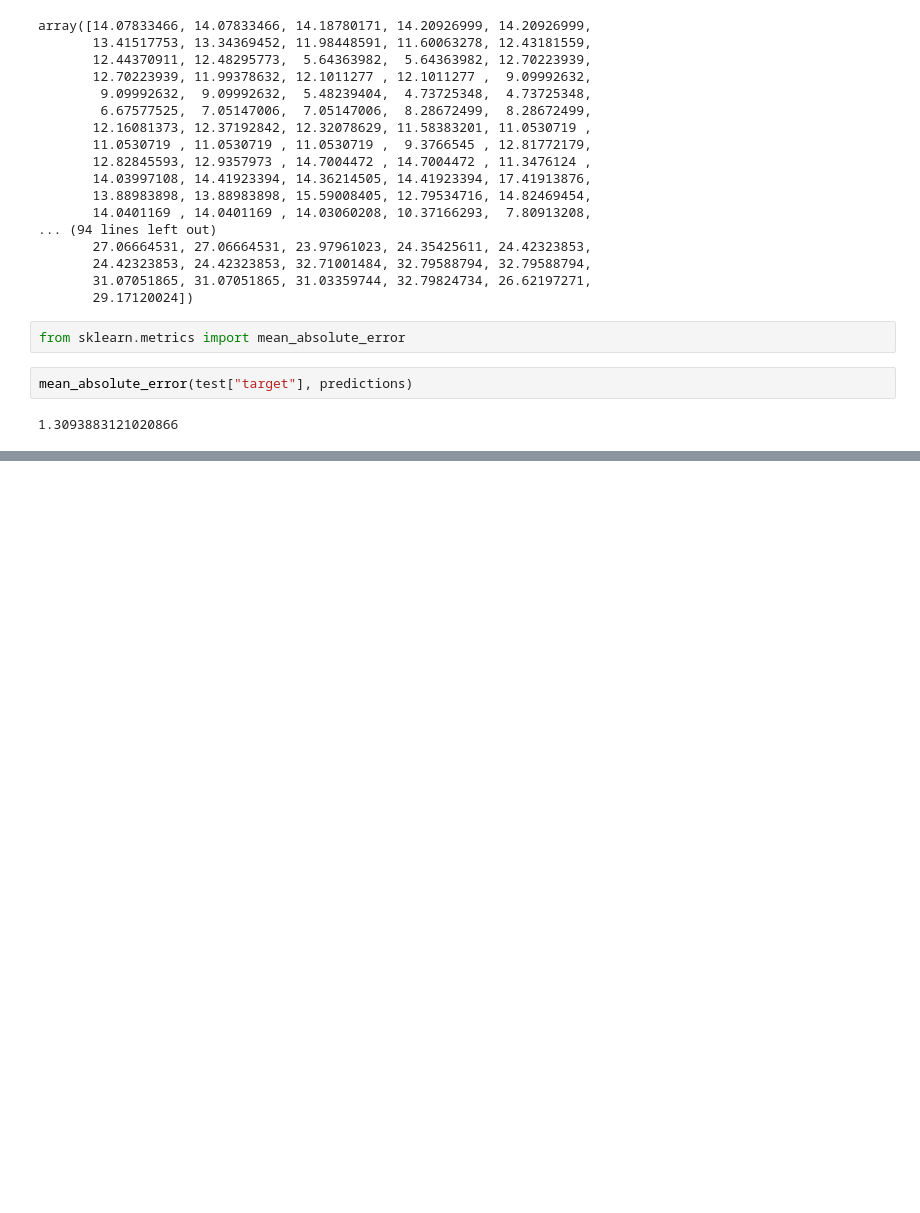
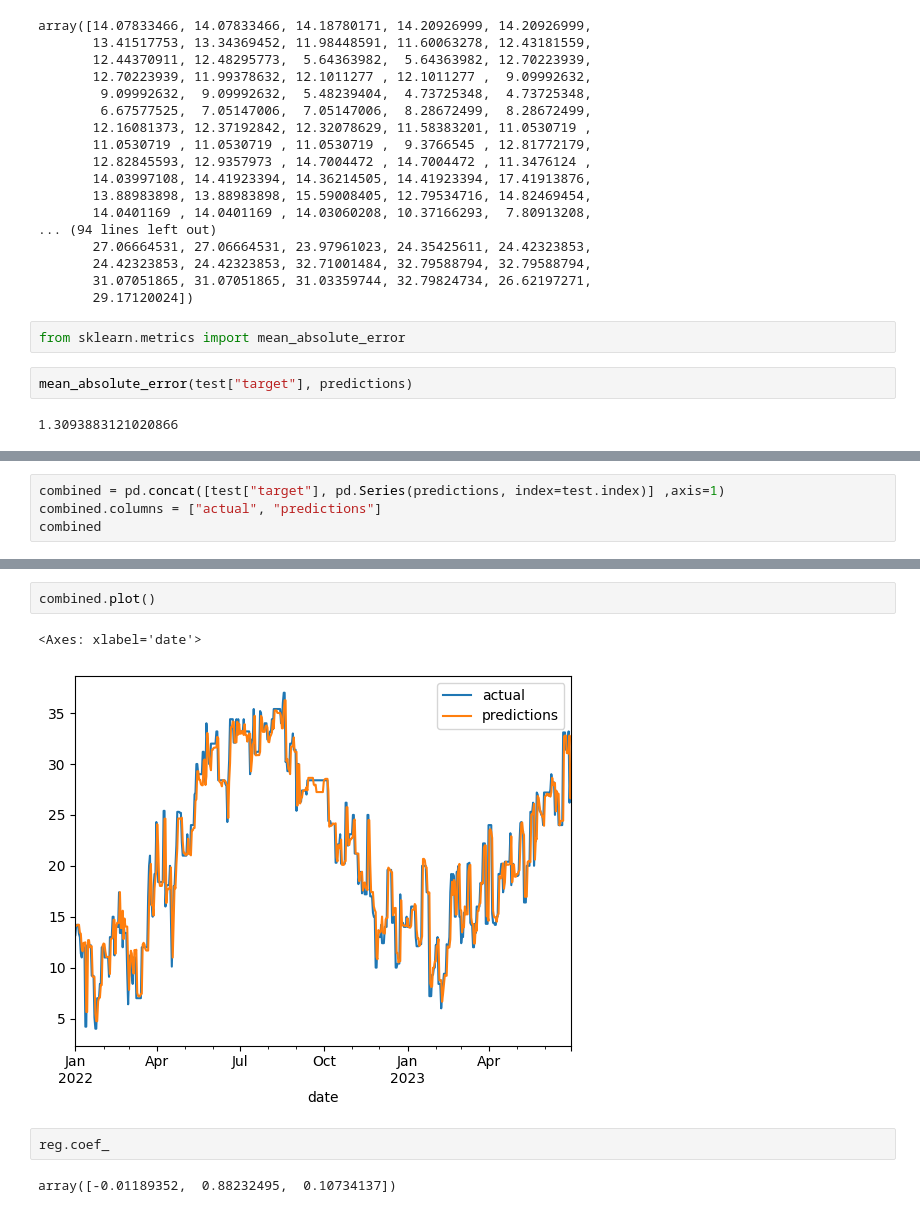
Before and after one commit to congiants/Temperature_Predictor, a Jupyter notebook: temprature_predictor.ipynb, the cells around one changed output, grey strips where cells are left out. Saved outputs shown, nothing was run; the diff lists cells and outputs as text; blank space fills up the shorter version.

Commit message:
Prediction function

```diff
--- a/temprature_predictor.ipynb
+++ b/temprature_predictor.ipynb
@@ -364,0 +370,4 @@ mean_absolute_error(test["target"], predictions)
+# %%
+combined = pd.concat([test["target"], pd.Series(predictions, index=test.index)] ,axis=1)
+combined.columns = ["actual", "predictions"]
+combined
@@ -364,0 +389,9 @@ mean_absolute_error(test["target"], predictions)
+# %%
+combined.plot()
+# %% [output]
+<Axes: xlabel='date'>
+[figure, added]
+# %%
+reg.coef_
+# %% [output]
+array([-0.01189352,  0.88232495,  0.10734137])
```
Also changed, not shown: parts of 4 cells of this notebook.
